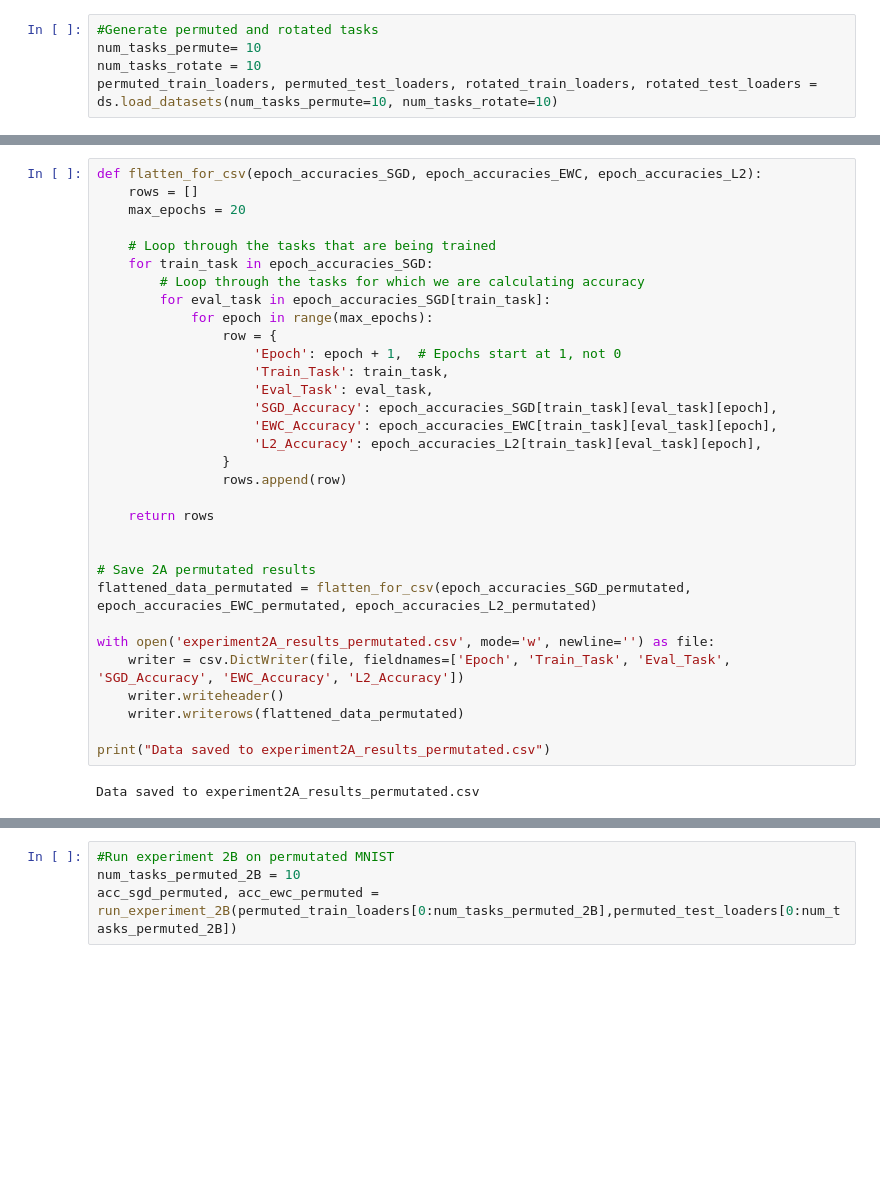
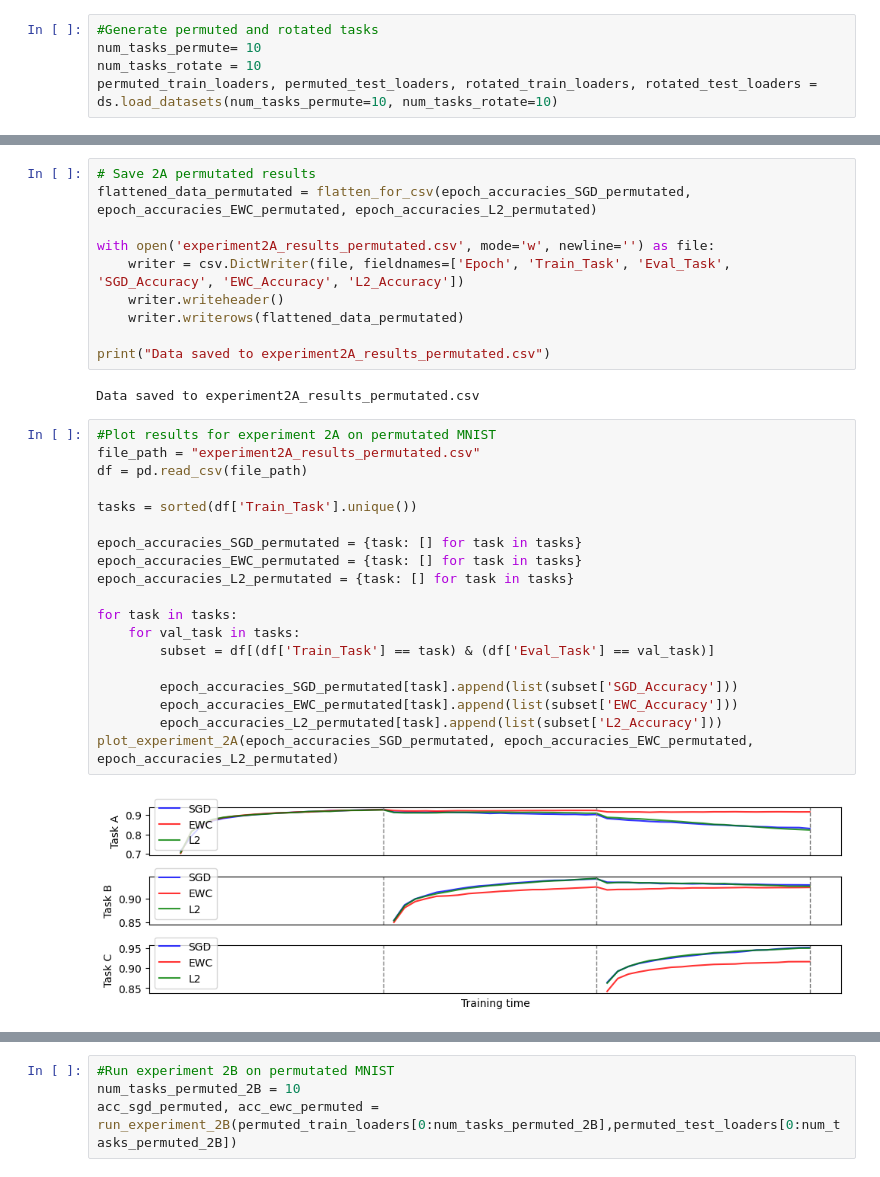
Before and after one commit to AleksicJelisaveta/EE411---Project, a Jupyter notebook: MNIST_demo.ipynb, the cells around one changed output, grey strips where cells are left out. Cells and saved outputs as stored; diff of their text form; blank space fills up the shorter version.

```diff
--- a/MNIST_demo.ipynb
+++ b/MNIST_demo.ipynb
@@ -124,26 +125,4 @@ plot_experiment_2A(epoch_accuracies_SGD_permutated, epoch_accuracies_EWC_permuta
 # %%
-def flatten_for_csv(epoch_accuracies_SGD, epoch_accuracies_EWC, epoch_accuracies_L2):
-    rows = []
-    max_epochs = 20
-
-    # Loop through the tasks that are being trained
-    for train_task in epoch_accuracies_SGD:
-        # Loop through the tasks for which we are calculating accuracy
-        for eval_task in epoch_accuracies_SGD[train_task]:
-            for epoch in range(max_epochs):
-                row = {
-                    'Epoch': epoch + 1,  # Epochs start at 1, not 0
-                    'Train_Task': train_task,
-                    'Eval_Task': eval_task,
-                    'SGD_Accuracy': epoch_accuracies_SGD[train_task][eval_task][epoch],
-                    'EWC_Accuracy': epoch_accuracies_EWC[train_task][eval_task][epoch],
-                    'L2_Accuracy': epoch_accuracies_L2[train_task][eval_task][epoch],
-                }
-                rows.append(row)
-
-    return rows
-
-
 # Save 2A permutated results
 flattened_data_permutated = flatten_for_csv(epoch_accuracies_SGD_permutated, epoch_accuracies_EWC_permutated, epoch_accuracies_L2_permutated)
 
@@ -155,4 +134,25 @@ with open('experiment2A_results_permutated.csv', mode='w', newline='') as file:
 print("Data saved to experiment2A_results_permutated.csv")
 # %% [output]
 Data saved to experiment2A_results_permutated.csv
+# %%
+#Plot results for experiment 2A on permutated MNIST
+file_path = "experiment2A_results_permutated.csv"
+df = pd.read_csv(file_path)
+
+tasks = sorted(df['Train_Task'].unique())
+
+epoch_accuracies_SGD_permutated = {task: [] for task in tasks}
+epoch_accuracies_EWC_permutated = {task: [] for task in tasks}
+epoch_accuracies_L2_permutated = {task: [] for task in tasks}
+
+for task in tasks:
+    for val_task in tasks:
+        subset = df[(df['Train_Task'] == task) & (df['Eval_Task'] == val_task)]
+
+        epoch_accuracies_SGD_permutated[task].append(list(subset['SGD_Accuracy']))
+        epoch_accuracies_EWC_permutated[task].append(list(subset['EWC_Accuracy']))
+        epoch_accuracies_L2_permutated[task].append(list(subset['L2_Accuracy']))
+plot_experiment_2A(epoch_accuracies_SGD_permutated, epoch_accuracies_EWC_permutated, epoch_accuracies_L2_permutated)
+# %% [output]
+[figure, added]
 # %%
```
Also changed, not shown: parts of 8 cells of this notebook.
